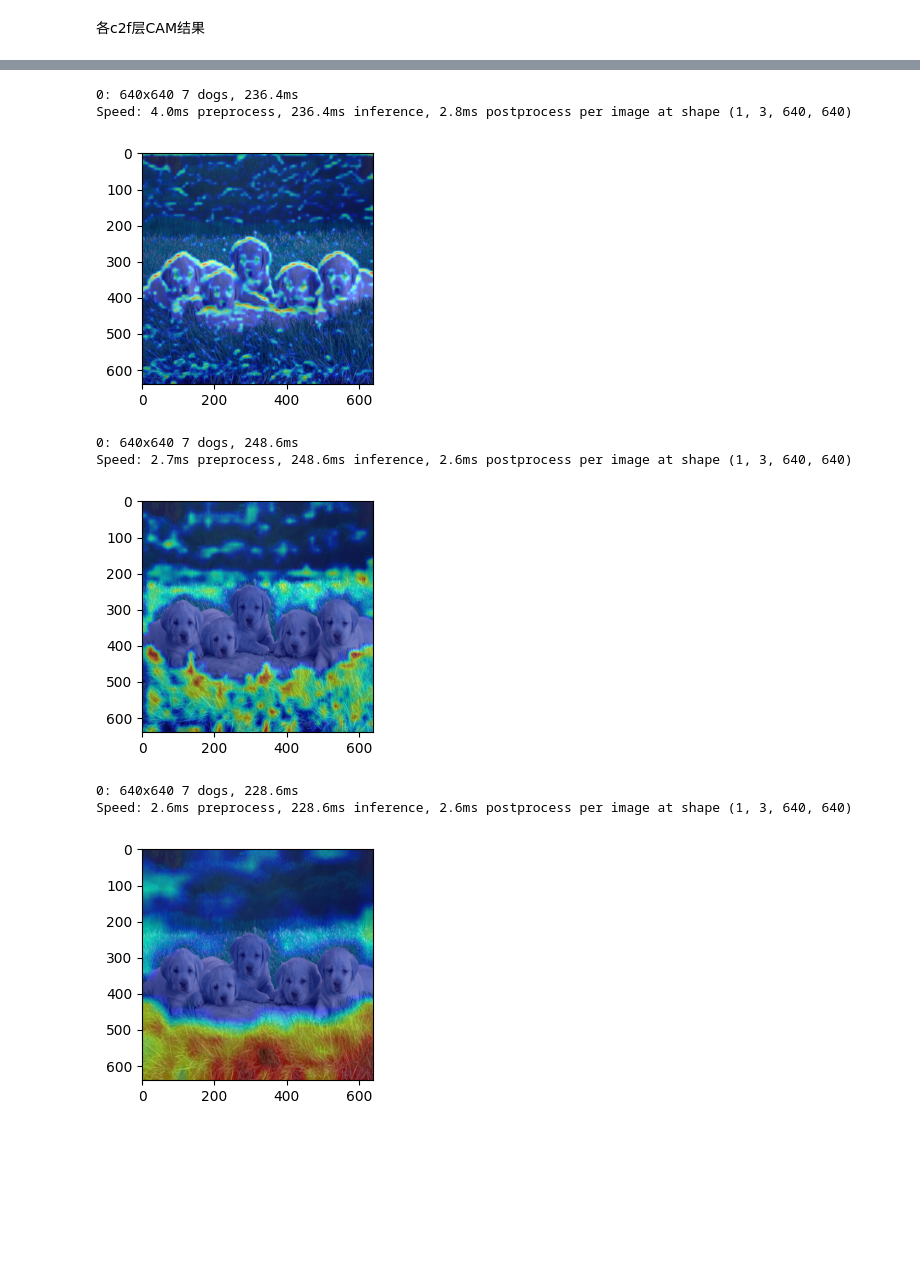
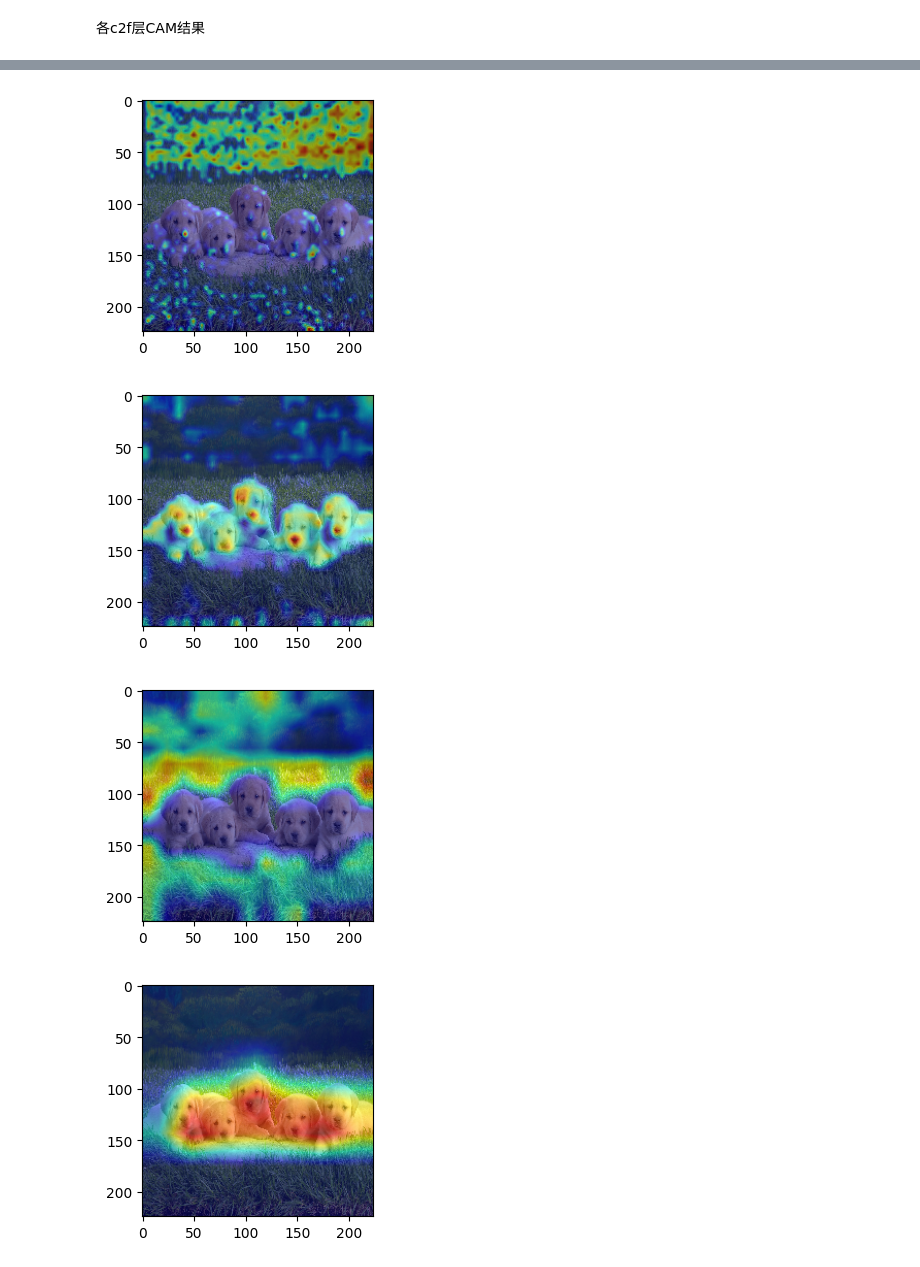
Before and after one commit to BlkMagicX/DyFilterAttack, a Jupyter notebook: EigenCAM.ipynb, the cells around one changed output, grey strips where cells are left out. Saved outputs shown, nothing was run; the diff lists cells and outputs as text; code cells hidden in the pictures; blank space fills up the shorter version.

```diff
--- a/EigenCAM.ipynb
+++ b/EigenCAM.ipynb
@@ -18,11 +15,14 @@ from yolo_cam.utils.image import show_cam_on_image
 # 定义要处理的模型(YOLOv8n目标检测模型)
 # %%
 yolo = YOLO(model='./models/yolov8n.pt')
-yolo = yolo.cpu()
+yolo = yolo.cuda()
 # %% [markdown]
 选择要处理的层
 # %%
 yolo.info(detailed=True)
+yolo_model = yolo.model
+device = torch.device(device="cuda" if torch.cuda.is_available() else "cpu")
+yolo_model = yolo_model.to(device)
 # %% [output]
 layer                                    name                type  gradient  parameters               shape        mu     sigma
     0                     model.0.conv.weight              Conv2d     False         432       [16, 3, 3, 3]  -0.00279     0.152        float32
@@ -76,9 +82,26 @@ def show_cam_result(
 # %%
+from pytorch_grad_cam import EigenCAM
+from pytorch_grad_cam.utils.image import show_cam_on_image, preprocess_image
+
 plt.rcParams["figure.figsize"] = [3.0, 3.0]
-img = cv2.imread(filename="images/puppies.jpg")
-img = cv2.resize(src=img, dsize=(640, 640))
-rgb_img = img.copy()
-# rgb_img = torch.from_numpy(rgb_img).permute(2, 0, 1).float()
-img = np.float32(img) / 255
+
+image_path = "images/puppies.jpg"
+img = cv2.imread(filename=image_path, flags=1)
+rgb_img = img.copy()[:, :, ::-1]
+rgb_img = cv2.resize(src=rgb_img, dsize=(224, 224))
+rgb_img = np.float32(rgb_img) / 255
+input_tensor = preprocess_image(img=rgb_img, mean=[0.5, 0.5, 0.5], std=[0.5, 0.5, 0.5]).to(dtype=torch.float32, device=device) # type: ignore
+# %%
+def virtualize_cam_result(img, model, input_tensor, chosen_layers)-> np.ndarray:
+    # all_layers is a dict, but target_layers must be list
+    target_layers = [backbone_layers[layer_name] for layer_name in chosen_layers]
+    with EigenCAM(model=model, target_layers=target_layers) as cam:
+        # cam.batch_size = 1
+        grayscale_cam = cam(input_tensor=input_tensor, targets=target_layers)
+        grayscale_cam = grayscale_cam[0, :]
+        cam_image = show_cam_on_image(img=img, mask=grayscale_cam, use_rgb=True)  # type: ignore
+        plt.imshow(X=cam_image)
+        plt.show()
+        return grayscale_cam
 # %% [markdown]
 各c2f层CAM结果
@@ -91,18 +108,16 @@ Speed: 12.3ms preprocess, 265.4ms inference, 4.1ms postprocess per image at shap
+# %%
+cam_backbone_c2f1 = virtualize_cam_result(img=rgb_img, model=yolo_model, input_tensor=input_tensor, chosen_layers=["backbone_c2f1"])
+# %% [output]
+[figure, added]
 # %%
-show_cam_result(model=yolo, input_tensor=rgb_img, part_of_model=backbone_layers, chosen_layers=["c2f2"])
+cam_backbone_c2f2 = virtualize_cam_result(img=rgb_img, model=yolo_model, input_tensor=input_tensor, chosen_layers=["backbone_c2f2"])
 # %% [output]
-0: 640x640 7 dogs, 236.4ms
-Speed: 4.0ms preprocess, 236.4ms inference, 2.8ms postprocess per image at shape (1, 3, 640, 640)
-[figure, old version]
+[figure, new version]
 # %%
-show_cam_result(model=yolo, input_tensor=rgb_img, part_of_model=backbone_layers, chosen_layers=["c2f3"])
+cam_backbone_c2f3 = virtualize_cam_result(img=rgb_img, model=yolo_model, input_tensor=input_tensor, chosen_layers=["backbone_c2f3"])
 # %% [output]
-0: 640x640 7 dogs, 248.6ms
-Speed: 2.7ms preprocess, 248.6ms inference, 2.6ms postprocess per image at shape (1, 3, 640, 640)
-[figure, old version]
+[figure, new version]
 # %%
-show_cam_result(model=yolo, input_tensor=rgb_img, part_of_model=backbone_layers, chosen_layers=["c2f4"])
+cam_backbone_c2f4 = virtualize_cam_result(img=rgb_img, model=yolo_model, input_tensor=input_tensor, chosen_layers=["backbone_c2f4"])
 # %% [output]
-0: 640x640 7 dogs, 228.6ms
-Speed: 2.6ms preprocess, 228.6ms inference, 2.6ms postprocess per image at shape (1, 3, 640, 640)
-[figure, old version]
+[figure, new version]
```
Also changed, not shown: parts of 16 cells of this notebook, 4 other files.
